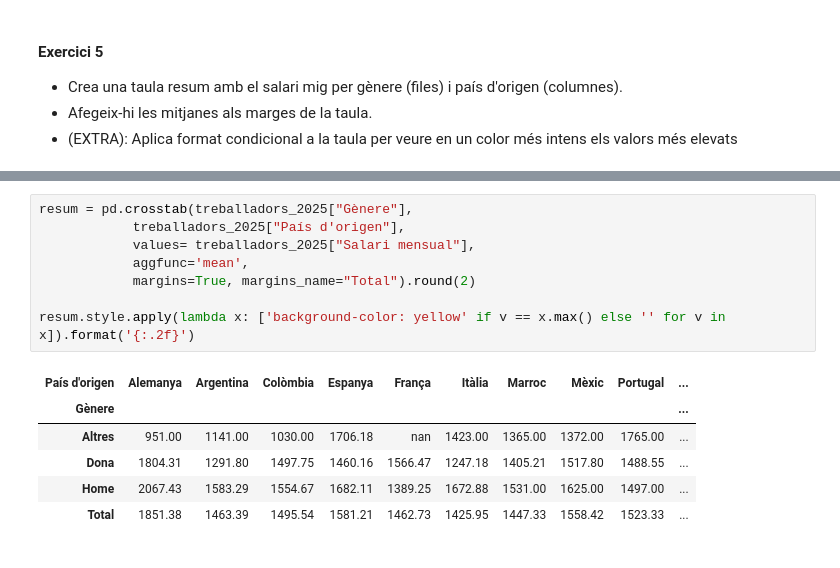
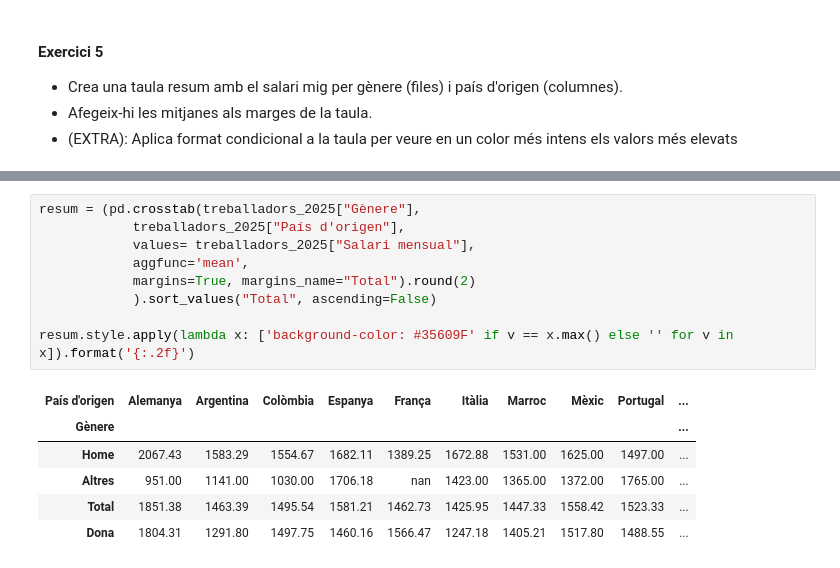
Before and after one commit to rogerloop/03_Especialitzacio, a Jupyter notebook: Sprint_10_Analitica_dades_Python/Sprint_10_Task_S10_01/Task_S10_01.ipynb, the cells around one changed output, grey strips where cells are left out. Saved outputs shown, nothing was run; the diff lists cells and outputs as text.

```diff
--- a/Sprint_10_Analitica_dades_Python/Sprint_10_Task_S10_01/Task_S10_01.ipynb
+++ b/Sprint_10_Analitica_dades_Python/Sprint_10_Task_S10_01/Task_S10_01.ipynb
@@ -273,15 +251,16 @@ memory usage: 179.1 KB
 # %%
-resum = pd.crosstab(treballadors_2025["Gènere"],
+resum = (pd.crosstab(treballadors_2025["Gènere"],
             treballadors_2025["País d'origen"],
             values= treballadors_2025["Salari mensual"],
             aggfunc='mean',
             margins=True, margins_name="Total").round(2)
+            ).sort_values("Total", ascending=False)
 
-resum.style.apply(lambda x: ['background-color: yellow' if v == x.max() else '' for v in x]).format('{:.2f}')
+resum.style.apply(lambda x: ['background-color: #35609F' if v == x.max() else '' for v in x]).format('{:.2f}')
 # %% [output]
 | País d'origen | Alemanya | Argentina | Colòmbia | Espanya | França | Itàlia | Marroc | Mèxic | Portugal | ... |
 | Gènere |  |  |  |  |  |  |  |  |  | ... |
+| Home | 2067.43 | 1583.29 | 1554.67 | 1682.11 | 1389.25 | 1672.88 | 1531.00 | 1625.00 | 1497.00 | ... |
 | Altres | 951.00 | 1141.00 | 1030.00 | 1706.18 | nan | 1423.00 | 1365.00 | 1372.00 | 1765.00 | ... |
+| Total | 1851.38 | 1463.39 | 1495.54 | 1581.21 | 1462.73 | 1425.95 | 1447.33 | 1558.42 | 1523.33 | ... |
 | Dona | 1804.31 | 1291.80 | 1497.75 | 1460.16 | 1566.47 | 1247.18 | 1405.21 | 1517.80 | 1488.55 | ... |
-| Home | 2067.43 | 1583.29 | 1554.67 | 1682.11 | 1389.25 | 1672.88 | 1531.00 | 1625.00 | 1497.00 | ... |
-| Total | 1851.38 | 1463.39 | 1495.54 | 1581.21 | 1462.73 | 1425.95 | 1447.33 | 1558.42 | 1523.33 | ... |
```
Also changed, not shown: parts of 8 cells of this notebook.
